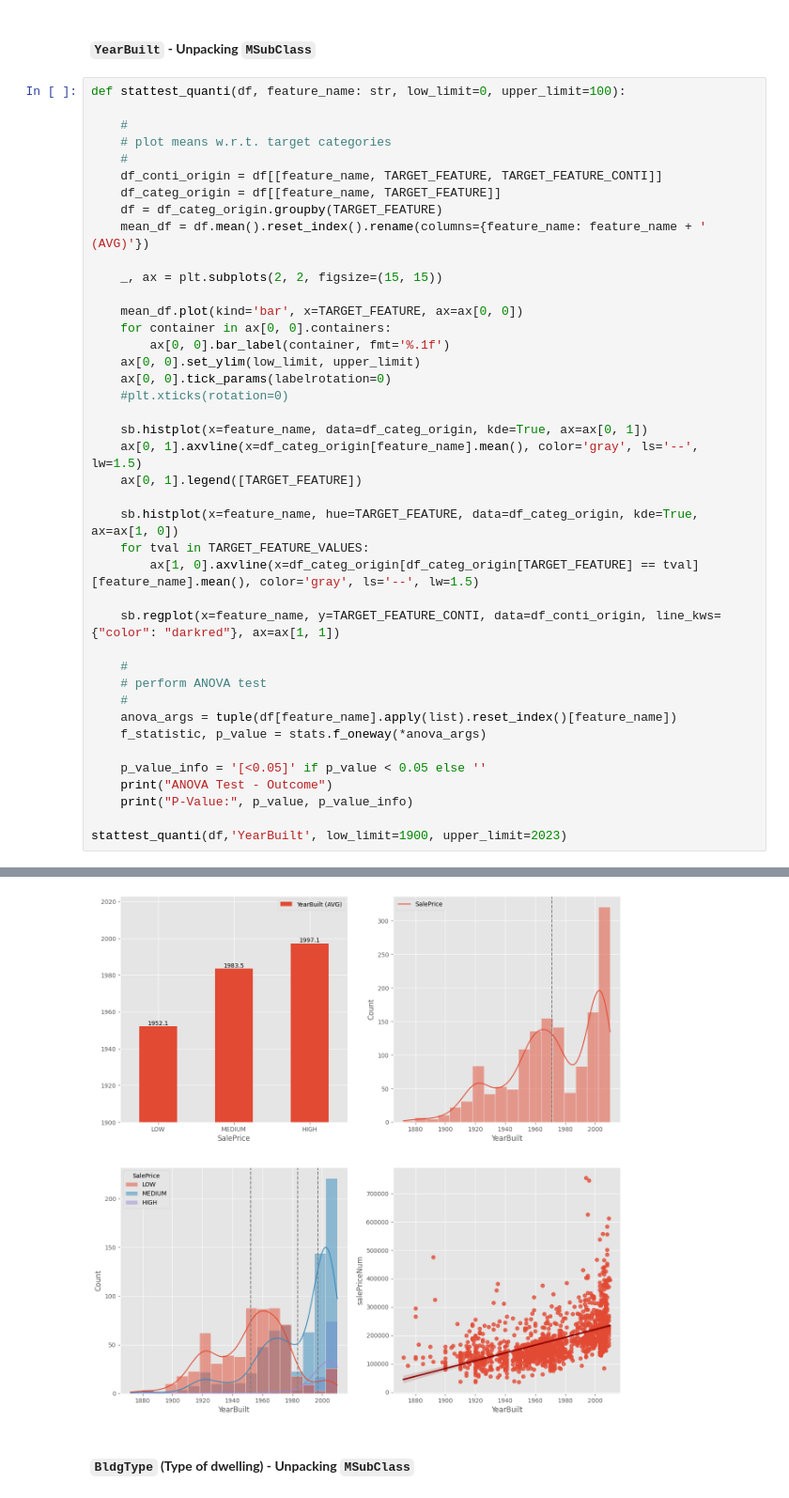
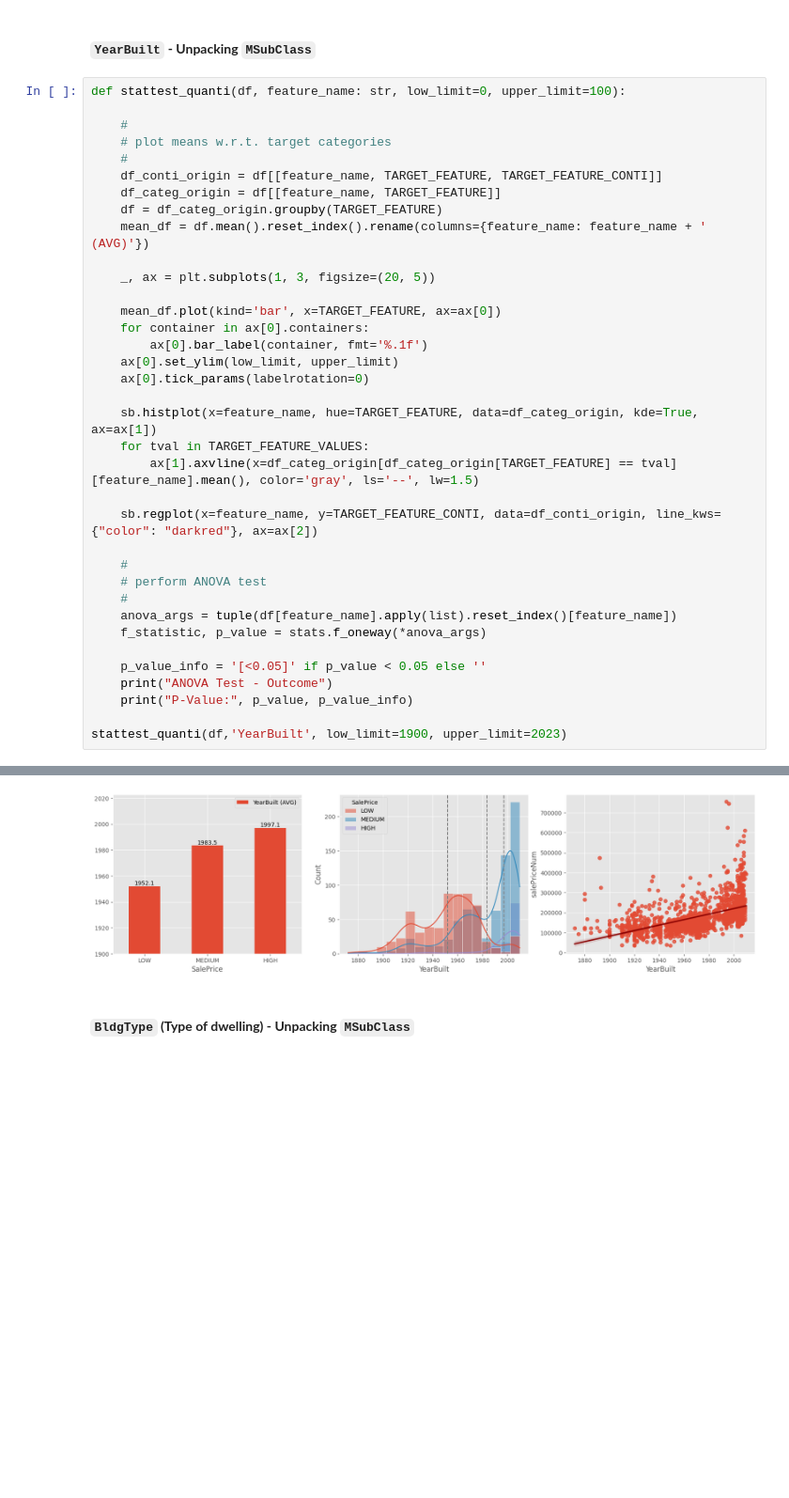
Before and after one commit to gvnberaldi/HousePricePrediction, a Jupyter notebook: Mbusu_project group2.ipynb, the cells around one changed output, grey strips where cells are left out. Shown at 94% size. Drawn from its saved outputs; the diff is of its cells as text; blank space fills up the shorter version.

```diff
--- a/Mbusu_project group2.ipynb
+++ b/Mbusu_project group2.ipynb
@@ -314,48 +316,43 @@ P-Value: 5.042764923498675e-35 [<0.05]
 # %%
 def stattest_quanti(df, feature_name: str, low_limit=0, upper_limit=100):
 
     #
     # plot means w.r.t. target categories
     #
     df_conti_origin = df[[feature_name, TARGET_FEATURE, TARGET_FEATURE_CONTI]]
     df_categ_origin = df[[feature_name, TARGET_FEATURE]]
     df = df_categ_origin.groupby(TARGET_FEATURE)
     mean_df = df.mean().reset_index().rename(columns={feature_name: feature_name + ' (AVG)'})
 
-    _, ax = plt.subplots(2, 2, figsize=(15, 15))
+    _, ax = plt.subplots(1, 3, figsize=(20, 5))
 
-    mean_df.plot(kind='bar', x=TARGET_FEATURE, ax=ax[0, 0])
-    for container in ax[0, 0].containers:
-        ax[0, 0].bar_label(container, fmt='%.1f')
-    ax[0, 0].set_ylim(low_limit, upper_limit)
-    ax[0, 0].tick_params(labelrotation=0)
-    #plt.xticks(rotation=0)
+    mean_df.plot(kind='bar', x=TARGET_FEATURE, ax=ax[0])
+    for container in ax[0].containers:
+        ax[0].bar_label(container, fmt='%.1f')
+    ax[0].set_ylim(low_limit, upper_limit)
+    ax[0].tick_params(labelrotation=0)
 
-    sb.histplot(x=feature_name, data=df_categ_origin, kde=True, ax=ax[0, 1])
-    ax[0, 1].axvline(x=df_categ_origin[feature_name].mean(), color='gray', ls='--', lw=1.5)
-    ax[0, 1].legend([TARGET_FEATURE])
+    sb.histplot(x=feature_name, hue=TARGET_FEATURE, data=df_categ_origin, kde=True, ax=ax[1])
+    for tval in TARGET_FEATURE_VALUES:
+        ax[1].axvline(x=df_categ_origin[df_categ_origin[TARGET_FEATURE] == tval][feature_name].mean(), color='gray', ls='--', lw=1.5)
 
-    sb.histplot(x=feature_name, hue=TARGET_FEATURE, data=df_categ_origin, kde=True, ax=ax[1, 0])
-    for tval in TARGET_FEATURE_VALUES:
-        ax[1, 0].axvline(x=df_categ_origin[df_categ_origin[TARGET_FEATURE] == tval][feature_name].mean(), color='gray', ls='--', lw=1.5)
-
-    sb.regplot(x=feature_name, y=TARGET_FEATURE_CONTI, data=df_conti_origin, line_kws={"color": "darkred"}, ax=ax[1, 1])
+    sb.regplot(x=feature_name, y=TARGET_FEATURE_CONTI, data=df_conti_origin, line_kws={"color": "darkred"}, ax=ax[2])
 
     #
     # perform ANOVA test
     #
     anova_args = tuple(df[feature_name].apply(list).reset_index()[feature_name])
     f_statistic, p_value = stats.f_oneway(*anova_args)
 
     p_value_info = '[<0.05]' if p_value < 0.05 else ''
     print("ANOVA Test - Outcome")
     print("P-Value:", p_value, p_value_info)
 
 stattest_quanti(df,'YearBuilt', low_limit=1900, upper_limit=2023)
 # %% [output]
 ANOVA Test - Outcome
 P-Value: 3.6397089066086615e-118 [<0.05]
-[figure, old version]
+[figure, new version]
 # %% [markdown]
 #### **`BldgType` (Type of dwelling) - Unpacking `MSubClass`**
 # %%
```
Also changed, not shown: parts of 3 cells of this notebook, 1 other file.
